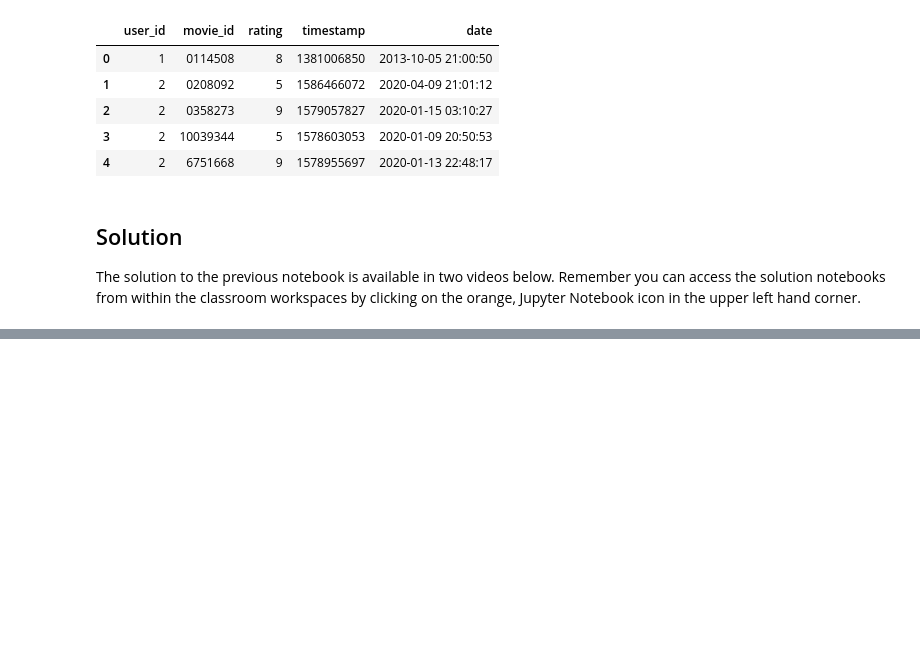
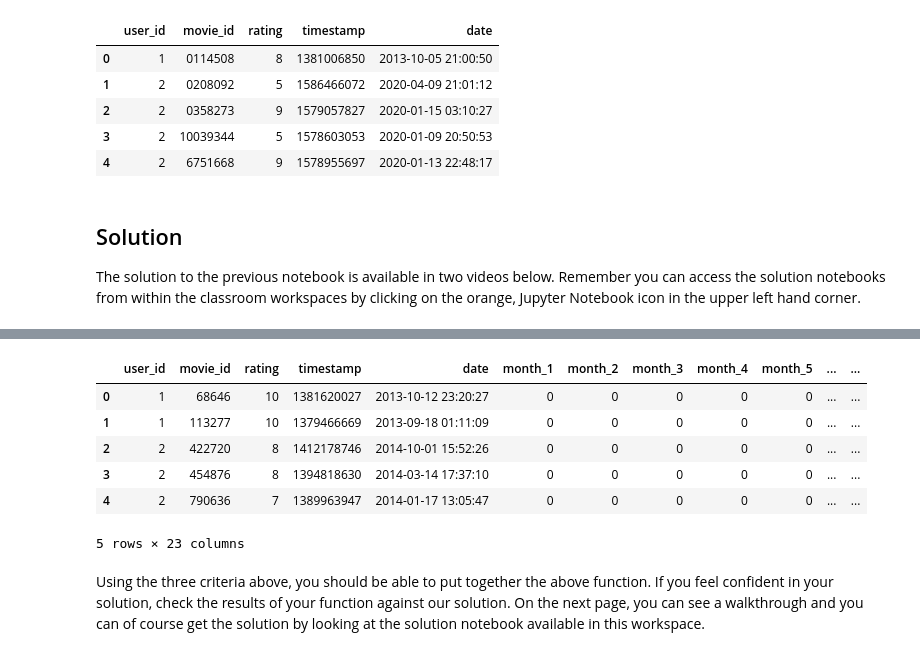
Before and after one commit to ChristopherDaigle/udacity_nano_ds, a Jupyter notebook: main_lessons/04_exp_des_recc/lesson_06-reccomendation_engines.ipynb, the cells around one changed output, grey strips where cells are left out. Cells and saved outputs as stored; diff of their text form; code cells hidden in the pictures; blank space fills up the shorter version.

Commit message:
feat: knowledge based recommendation

```diff
--- a/main_lessons/04_exp_des_recc/lesson_06-reccomendation_engines.ipynb
+++ b/main_lessons/04_exp_des_recc/lesson_06-reccomendation_engines.ipynb
@@ -243,0 +269,13 @@ The solution to the previous notebook is available in two videos below. Remember
+# %%
+import numpy as np
+import pandas as pd
+import matplotlib.pyplot as plt
+# import .rec_tests as t
+
+%matplotlib inline
+
+# Read in the datasets
+movies = pd.read_csv('06_recommendation_engines/movies_clean.csv')
+reviews = pd.read_csv('06_recommendation_engines/reviews_clean.csv')
+del movies['Unnamed: 0']
+del reviews['Unnamed: 0']
@@ -243,0 +295,10 @@ The solution to the previous notebook is available in two videos below. Remember
+# %%
+reviews.head()
+# %% [output]
+|  | user_id | movie_id | rating | timestamp | date | month_1 | month_2 | month_3 | month_4 | month_5 | ... | ... |
+| 0 | 1 | 68646 | 10 | 1381620027 | 2013-10-12 23:20:27 | 0 | 0 | 0 | 0 | 0 | ... | ... |
+| 1 | 1 | 113277 | 10 | 1379466669 | 2013-09-18 01:11:09 | 0 | 0 | 0 | 0 | 0 | ... | ... |
+| 2 | 2 | 422720 | 8 | 1412178746 | 2014-10-01 15:52:26 | 0 | 0 | 0 | 0 | 0 | ... | ... |
+| 3 | 2 | 454876 | 8 | 1394818630 | 2014-03-14 17:37:10 | 0 | 0 | 0 | 0 | 0 | ... | ... |
+| 4 | 2 | 790636 | 7 | 1389963947 | 2014-01-17 13:05:47 | 0 | 0 | 0 | 0 | 0 | ... | ... |
+5 rows × 23 columns
@@ -243,0 +354,2 @@ The solution to the previous notebook is available in two videos below. Remember
+# %% [markdown]
+Using the three criteria above, you should be able to put together the above function.  If you feel confident in your solution, check the results of your function against our solution. On the next page, you can see a walkthrough and you can of course get the solution by looking at the solution notebook available in this workspace.
```
Also changed, not shown: parts of 9 cells of this notebook.
